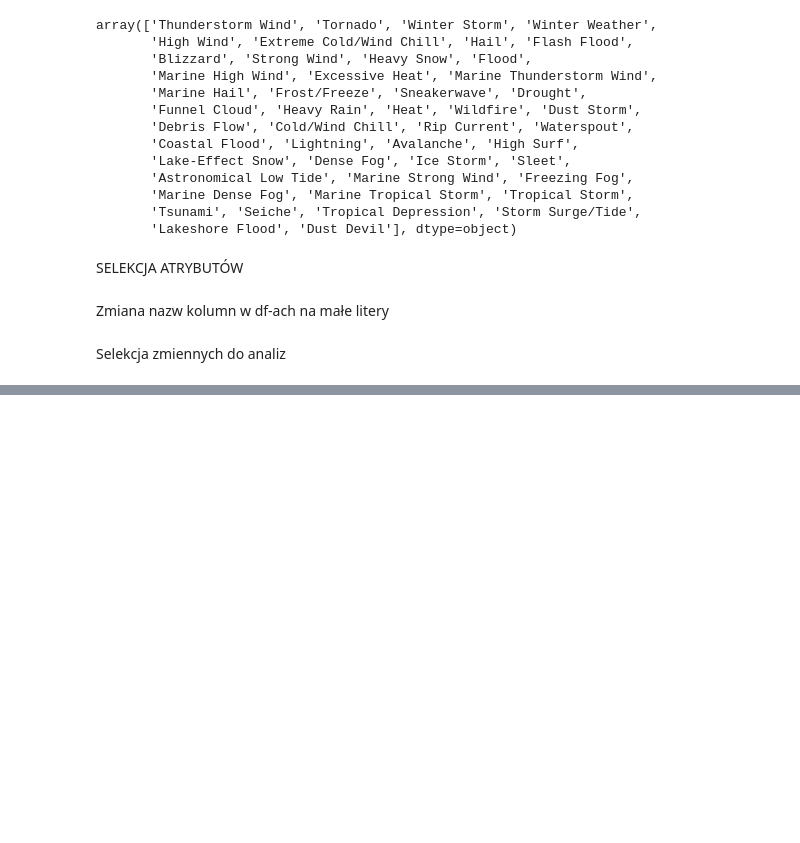
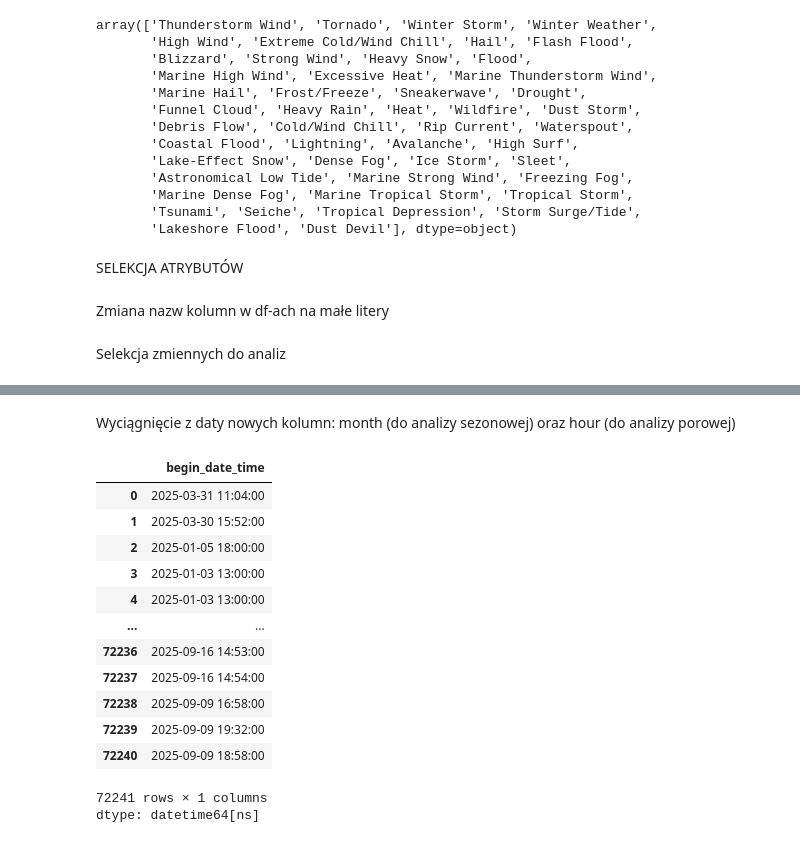
Before and after one commit to piaseckazaneta/Python, a Jupyter notebook: Mini_projekt_2026.ipynb, the cells around one changed output, grey strips where cells are left out. Cells and saved outputs as stored; diff of their text form; code cells hidden in the pictures; blank space fills up the shorter version.

Commit message:
Konwersja danych: konwersja dat na datetime i utworzenie dodatkowych kolumn: month i hour.

```diff
--- a/Mini_projekt_2026.ipynb
+++ b/Mini_projekt_2026.ipynb
@@ -272,0 +281,2 @@ df_locations_analysis = df_locations[["event_id", "latitude", "longitude"]]
+# %%
+df_details_analysis["begin_date_time"] = pd.to_datetime(df_details_analysis["begin_date_time"])
@@ -272,0 +289,19 @@ df_locations_analysis = df_locations[["event_id", "latitude", "longitude"]]
+# %% [markdown]
+Wyciągnięcie z daty nowych kolumn: month (do analizy sezonowej) oraz hour (do analizy porowej)
+# %%
+df_details_analysis["begin_date_time"]
+# %% [output]
+|  | begin_date_time |
+| 0 | 2025-03-31 11:04:00 |
+| 1 | 2025-03-30 15:52:00 |
+| 2 | 2025-01-05 18:00:00 |
+| 3 | 2025-01-03 13:00:00 |
+| 4 | 2025-01-03 13:00:00 |
+| ... | ... |
+| 72236 | 2025-09-16 14:53:00 |
+| 72237 | 2025-09-16 14:54:00 |
+| 72238 | 2025-09-09 16:58:00 |
+| 72239 | 2025-09-09 19:32:00 |
+| 72240 | 2025-09-09 18:58:00 |
+72241 rows × 1 columns
+dtype: datetime64[ns]
```
Also changed, not shown: parts of 7 cells of this notebook.
